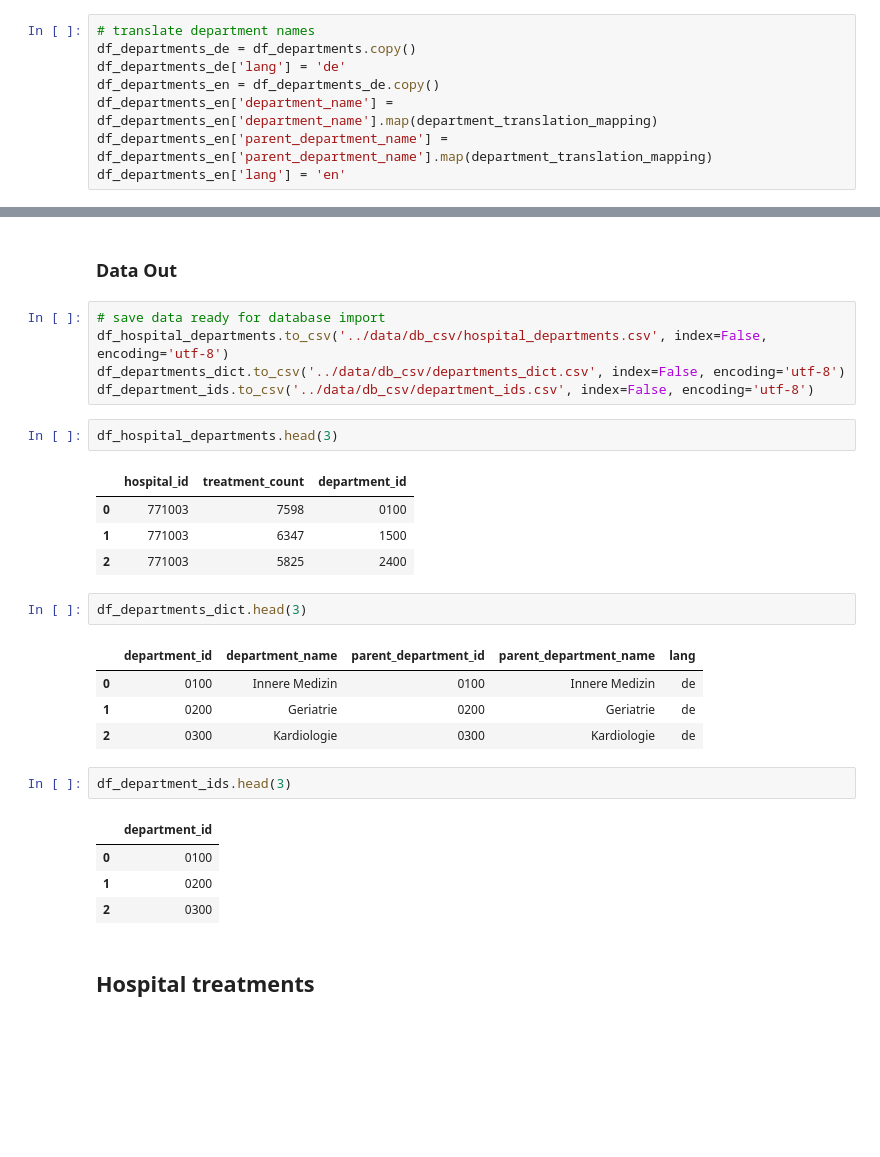
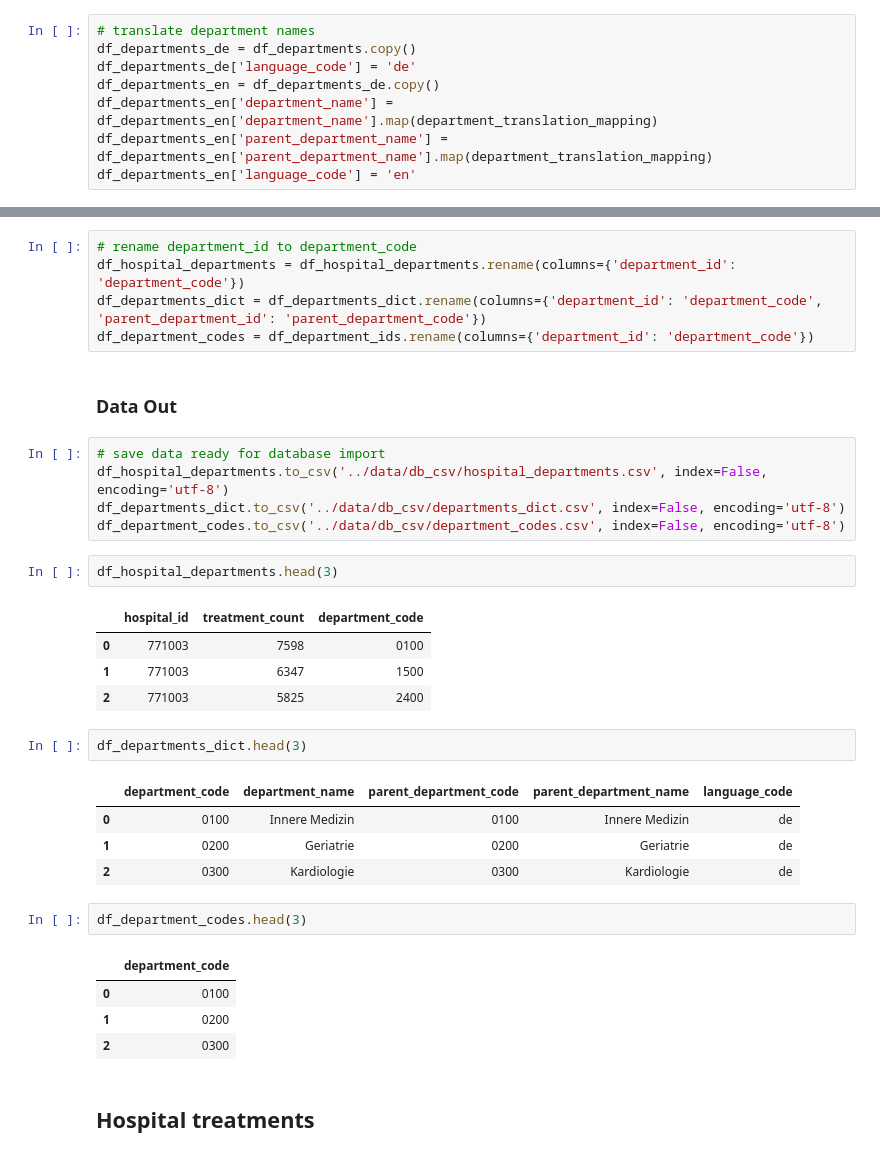
Before and after one commit to tobiasuihlein/hospital_register, a Jupyter notebook: notebooks/prepare_data_for_database.ipynb, the cells around one changed output, grey strips where cells are left out. Cells and saved outputs as stored; diff of their text form; blank space fills up the shorter version.

```diff
--- a/notebooks/prepare_data_for_database.ipynb
+++ b/notebooks/prepare_data_for_database.ipynb
@@ -223,42 +226,47 @@ department_translation_mapping = get_department_translation_mapping()
 # %%
 # translate department names
 df_departments_de = df_departments.copy()
-df_departments_de['lang'] = 'de'
+df_departments_de['language_code'] = 'de'
 df_departments_en = df_departments_de.copy()
 df_departments_en['department_name'] = df_departments_en['department_name'].map(department_translation_mapping)
 df_departments_en['parent_department_name'] = df_departments_en['parent_department_name'].map(department_translation_mapping)
-df_departments_en['lang'] = 'en'
+df_departments_en['language_code'] = 'en'
 # %%
 # concatenate en and de dataframes
 df_departments_dict = pd.concat([df_departments_de, df_departments_en], axis=0)
 # %%
 # create department codes for database PKs
 df_department_ids = df_departments_dict[['department_id']].drop_duplicates()
+# %%
+# rename department_id to department_code
+df_hospital_departments = df_hospital_departments.rename(columns={'department_id': 'department_code'})
+df_departments_dict = df_departments_dict.rename(columns={'department_id': 'department_code', 'parent_department_id': 'parent_department_code'})
+df_department_codes = df_department_ids.rename(columns={'department_id': 'department_code'})
 # %% [markdown]
 ### Data Out
 # %%
 # save data ready for database import
 df_hospital_departments.to_csv('../data/db_csv/hospital_departments.csv', index=False, encoding='utf-8')
 df_departments_dict.to_csv('../data/db_csv/departments_dict.csv', index=False, encoding='utf-8')
-df_department_ids.to_csv('../data/db_csv/department_ids.csv', index=False, encoding='utf-8')
+df_department_codes.to_csv('../data/db_csv/department_codes.csv', index=False, encoding='utf-8')
 # %%
 df_hospital_departments.head(3)
 # %% [output]
-|  | hospital_id | treatment_count | department_id |
+|  | hospital_id | treatment_count | department_code |
 | 0 | 771003 | 7598 | 0100 |
 | 1 | 771003 | 6347 | 1500 |
 | 2 | 771003 | 5825 | 2400 |
 # %%
 df_departments_dict.head(3)
 # %% [output]
-|  | department_id | department_name | parent_department_id | parent_department_name | lang |
+|  | department_code | department_name | parent_department_code | parent_department_name | language_code |
 | 0 | 0100 | Innere Medizin | 0100 | Innere Medizin | de |
 | 1 | 0200 | Geriatrie | 0200 | Geriatrie | de |
 | 2 | 0300 | Kardiologie | 0300 | Kardiologie | de |
 # %%
-df_department_ids.head(3)
+df_department_codes.head(3)
 # %% [output]
-|  | department_id |
+|  | department_code |
 | 0 | 0100 |
 | 1 | 0200 |
 | 2 | 0300 |
```
Also changed, not shown: parts of 9 cells of this notebook, 15 other files.
